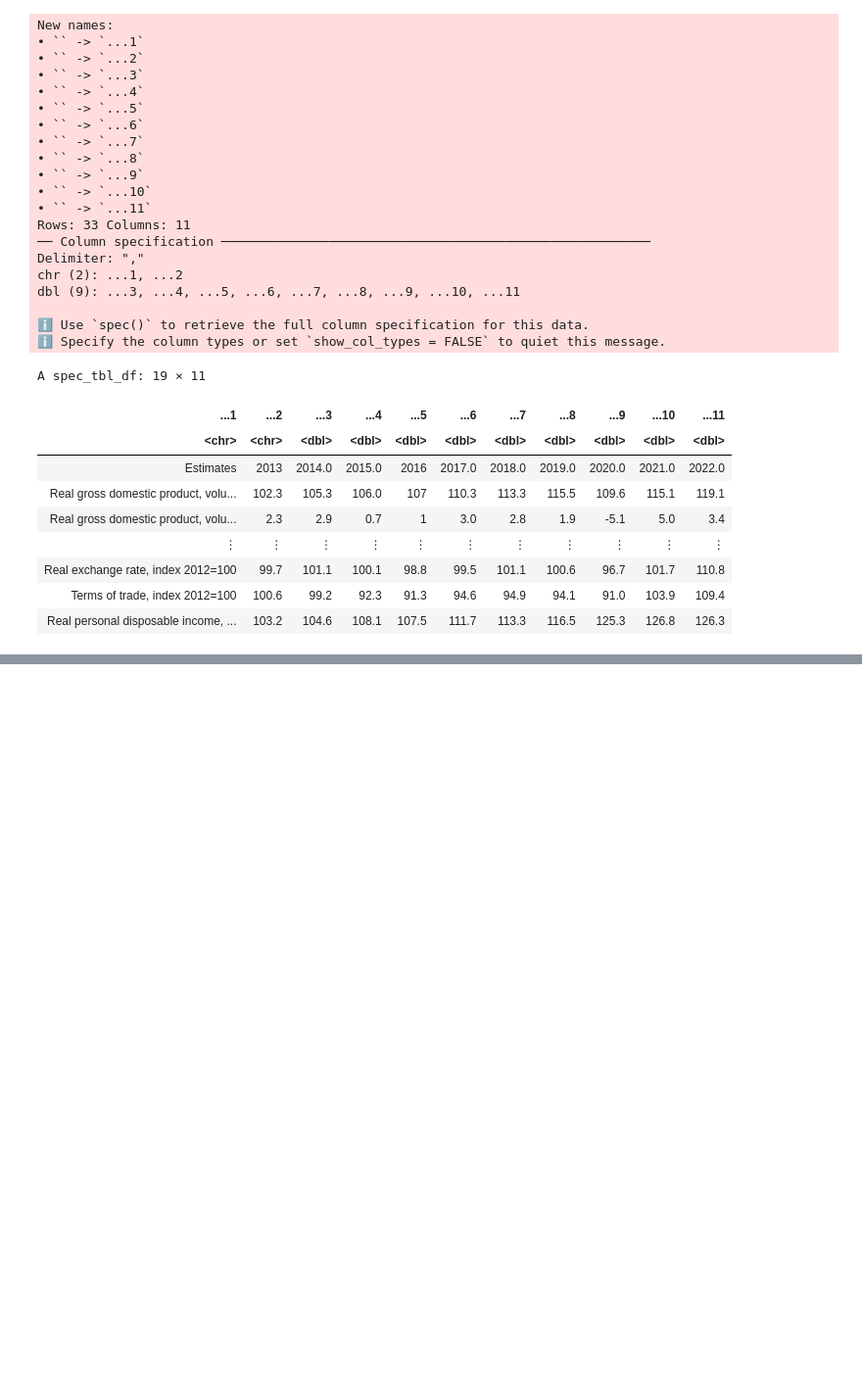
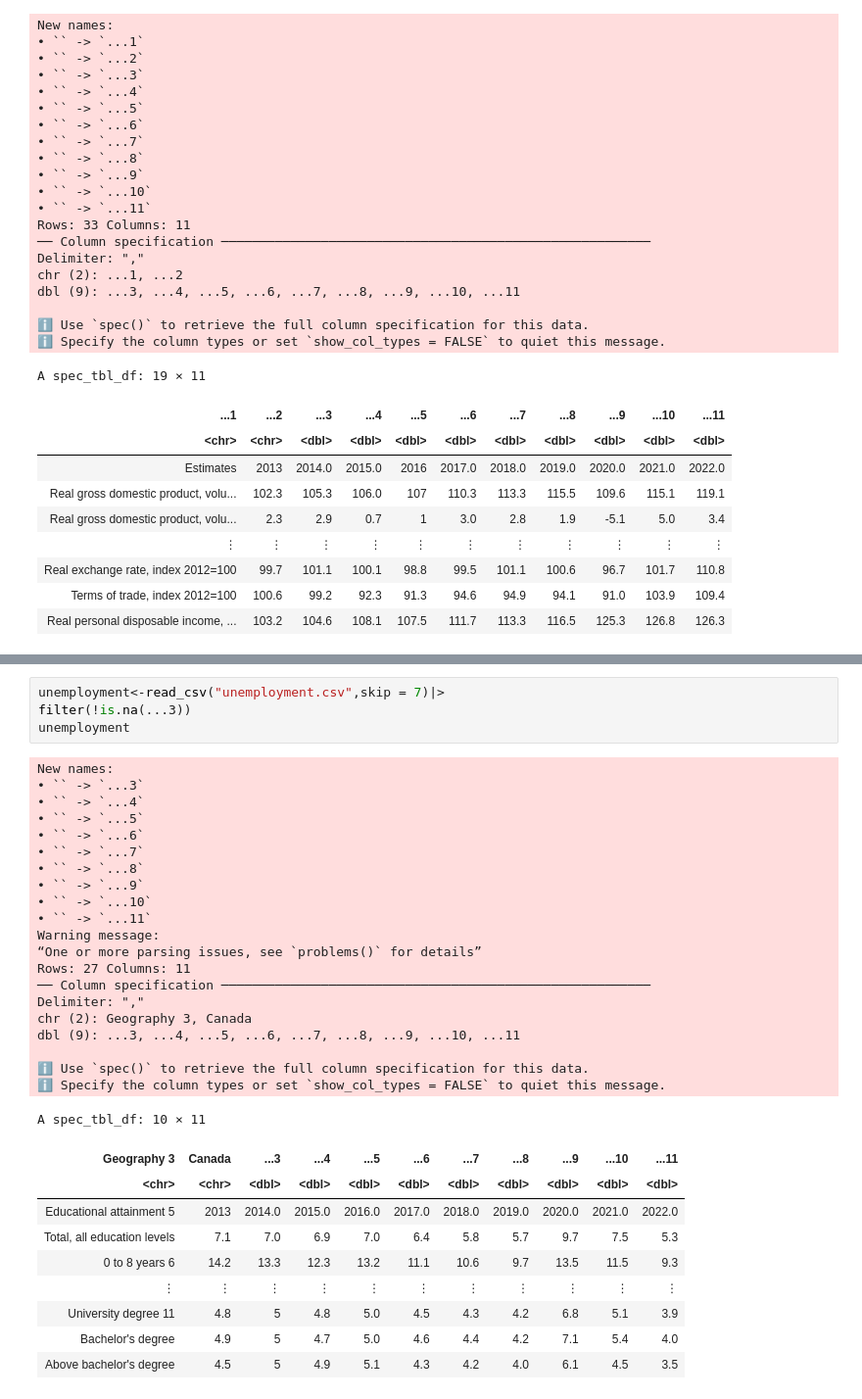
Before and after one commit to Anson-Chan-HK/DSCI-100-2023S1-4-PROJECT, a Jupyter notebook: proposal.ipynb, the cells around one changed output, grey strips where cells are left out. Shown at 98% size. Drawn from its saved outputs; the diff is of its cells as text; blank space fills up the shorter version.

```diff
--- a/proposal.ipynb
+++ b/proposal.ipynb
@@ -62,0 +102,35 @@ A spec_tbl_df: 19 × 11
+# %%
+unemployment<-read_csv("unemployment.csv",skip = 7)|>
+filter(!is.na(...3))
+unemployment
+# %% [output]
+New names:
+• `` -> `...3`
+• `` -> `...4`
+• `` -> `...5`
+• `` -> `...6`
+• `` -> `...7`
+• `` -> `...8`
+• `` -> `...9`
+• `` -> `...10`
+• `` -> `...11`
+Warning message:
+“One or more parsing issues, see `problems()` for details”
+Rows: 27 Columns: 11
+── Column specification ────────────────────────────────────────────────────────
+Delimiter: ","
+chr (2): Geography 3, Canada
+dbl (9): ...3, ...4, ...5, ...6, ...7, ...8, ...9, ...10, ...11
+
+ℹ Use `spec()` to retrieve the full column specification for this data.
+ℹ Specify the column types or set `show_col_types = FALSE` to quiet this message.
+A spec_tbl_df: 10 × 11
+| Geography 3 | Canada | ...3 | ...4 | ...5 | ...6 | ...7 | ...8 | ...9 | ...10 | ...11 |
+| <chr> | <chr> | <dbl> | <dbl> | <dbl> | <dbl> | <dbl> | <dbl> | <dbl> | <dbl> | <dbl> |
+| Educational attainment 5 | 2013 | 2014.0 | 2015.0 | 2016.0 | 2017.0 | 2018.0 | 2019.0 | 2020.0 | 2021.0 | 2022.0 |
+| Total, all education levels | 7.1 | 7.0 | 6.9 | 7.0 | 6.4 | 5.8 | 5.7 | 9.7 | 7.5 | 5.3 |
+| 0 to 8 years 6 | 14.2 | 13.3 | 12.3 | 13.2 | 11.1 | 10.6 | 9.7 | 13.5 | 11.5 | 9.3 |
+| ⋮ | ⋮ | ⋮ | ⋮ | ⋮ | ⋮ | ⋮ | ⋮ | ⋮ | ⋮ | ⋮ |
+| University degree 11 | 4.8 | 5 | 4.8 | 5.0 | 4.5 | 4.3 | 4.2 | 6.8 | 5.1 | 3.9 |
+| Bachelor's degree | 4.9 | 5 | 4.7 | 5.0 | 4.6 | 4.4 | 4.2 | 7.1 | 5.4 | 4.0 |
+| Above bachelor's degree | 4.5 | 5 | 4.9 | 5.1 | 4.3 | 4.2 | 4.0 | 6.1 | 4.5 | 3.5 |
```
Also changed, not shown: parts of 2 cells of this notebook.
